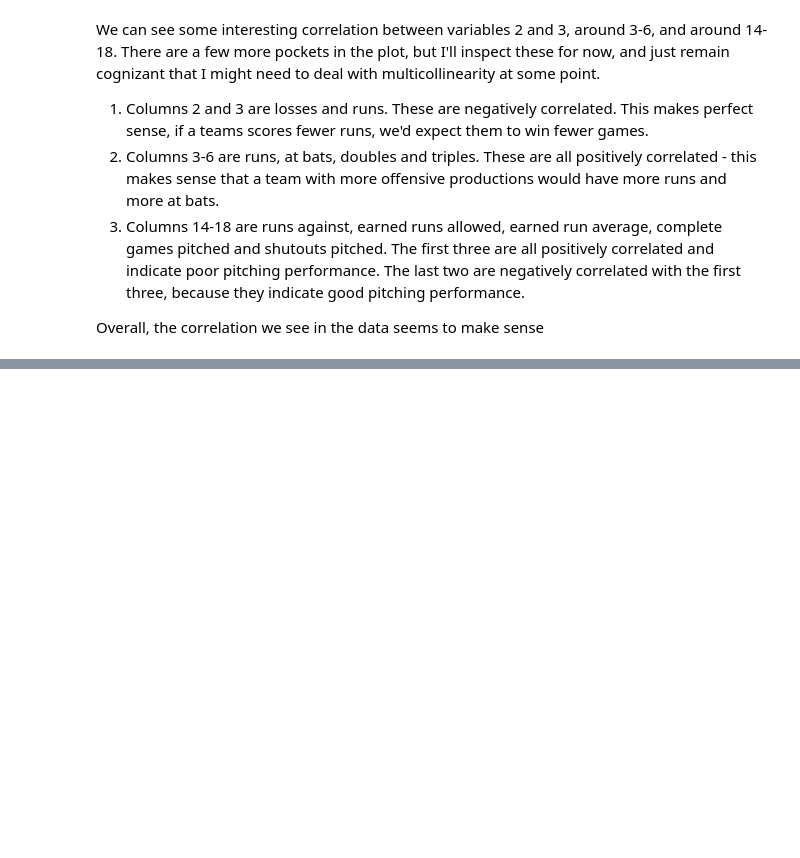
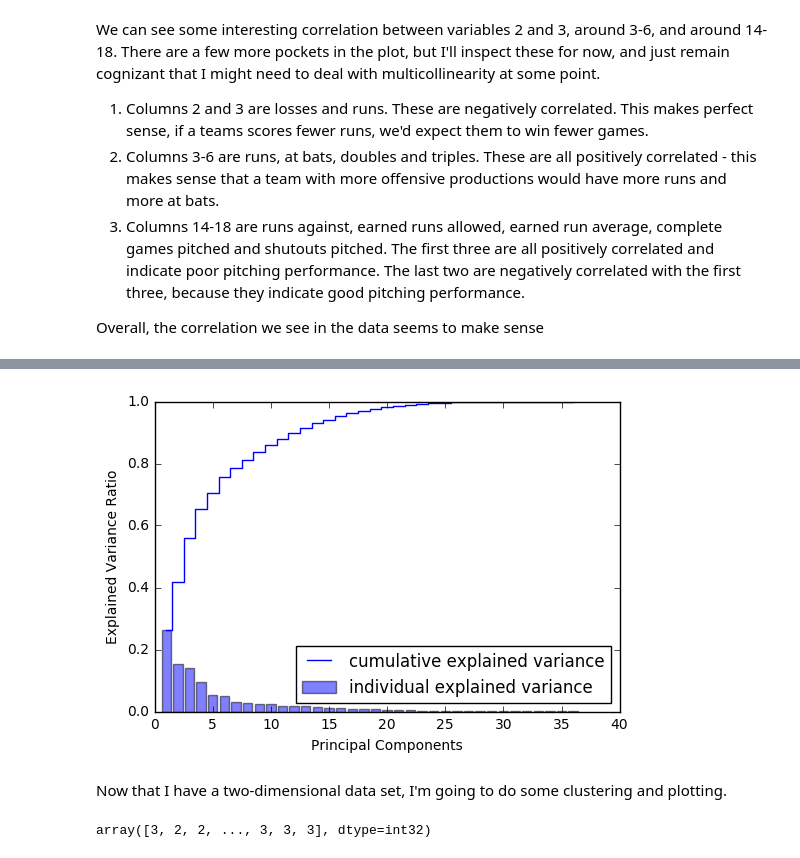
Before and after one commit to colson1111/Kaggle, a Jupyter notebook: Baseball/baseball_eda.ipynb, the cells around one changed output, grey strips where cells are left out. Cells and saved outputs as stored; diff of their text form; code cells hidden in the pictures; blank space fills up the shorter version.

Commit message:
PCA and clustering

```diff
--- a/Baseball/baseball_eda.ipynb
+++ b/Baseball/baseball_eda.ipynb
@@ -59,6 +60,7 @@ teams_num.isnull().sum()
 
 teams_num['sf'].fillna(teams_num['sf'].mean(), inplace=True)
 teams_num['hbp'].fillna(teams_num['hbp'].mean(), inplace=True)
+teams_num['cs'].fillna(teams_num['cs'].mean(), inplace=True)
 # %%
 # Now we can create a singles column and games away column, as well as the more complicated stats mentioned above.
 teams_num['single'] = teams_num['h'] - teams_num['double'] - teams_num['triple'] - teams_num['hr']
@@ -66,6 +68,7 @@ teams_num['gaway'] = teams_num['g'] - teams_num['ghome']
 teams_num['obp'] = (teams_num['h'] + teams_num['bb'] + teams_num['hbp']) / (teams_num['ab'] + teams_num['bb'] + teams_num['hbp'] + teams_num['sf'])
 teams_num['slg'] = (teams_num['single'] + teams_num['double']*2 + teams_num['triple']*3 + teams_num['hr']*4) / teams_num['ab']
 teams_num['whip'] = (teams_num['bba'] + teams_num['ha']) / (teams_num['ipouts'] / 3)
+teams_num['attendance'] = teams_num['attendance'] / 1000000 # units in millions
 
 # remove columns that we've made better columns for
 teams_num = removeColumns(teams_num, ['g', 'h'])
@@ -96,0 +111,42 @@ teams_num[[14,15,16,17,18]] # ra, er, era are all positively correlated, cg and
+# %%
+x = teams_num.values # returns numpy array of the data
+standard_scaler = StandardScaler()
+x_scaled = standard_scaler.fit_transform(x)
+teams_num_sc = pd.DataFrame(x_scaled)
+# %%
+# Principal Components Function
+def getPCAProjectionMatrix(dat, return_components=None):
+    # Note: from Python ML, Raschka - custom code to expand from first 2 PCs to any number
+    cov_mat = np.cov(dat.T)
+    eigen_vals, eigen_vecs = np.linalg.eig(cov_mat)
+    eigen_pairs = [(np.abs(eigen_vals[i]), eigen_vecs[:, i]) for i in range (len(eigen_vals))]
+    eigen_pairs.sort(reverse=True)
+    if not return_components:
+        return_components = len(eigen_pairs)
+    pairs=[]
+    for i in range(return_components):
+        pairs.append(eigen_pairs[i][1][:,np.newaxis])
+    pairs=tuple(pairs)
+    projection_matrix = np.hstack(pairs)
+    transformed_data = dat.dot(projection_matrix)
+    return transformed_data, projection_matrix, eigen_vals, eigen_vecs
+
+def plotPCAVarianceExplained(eigen_vals):
+    # Note: from Python Machine Learning, Raschka (awesome plot, thanks!)
+    tot = sum(eigen_vals)
+    var_exp = [(i / tot) for i in sorted(eigen_vals, reverse=True)]
+    cum_var_exp = np.cumsum(var_exp)
+    plt.bar(range(1, len(eigen_vals)+1), var_exp, alpha=0.5, align='center', label='individual explained variance')
+    plt.step(range(1, len(eigen_vals)+1), cum_var_exp, where='mid', label='cumulative explained variance')
+    plt.ylabel('Explained Variance Ratio')
+    plt.xlabel('Principal Components')
+    plt.legend(loc='best')
+    plt.show()
+
+# Get the PCA projection matrix to transform our data.  Get all PCs the first time for plotting.
+_, _, eigen_vals, _ = getPCAProjectionMatrix(x_scaled)
+
+# Plot the amount of variance explained by principal component
+plotPCAVarianceExplained(eigen_vals)
+# %% [output]
+[figure, added]
@@ -96,0 +158,8 @@ teams_num[[14,15,16,17,18]] # ra, er, era are all positively correlated, cg and
+# %% [markdown]
+Now that I have a two-dimensional data set, I'm going to do some clustering and plotting.
+# %%
+cluster = KMeans(n_clusters=4, init='random', max_iter=500, random_state=0)
+x_cluster = cluster.fit_predict(x_scaled_pca)
+x_cluster
+# %% [output]
+array([3, 2, 2, ..., 3, 3, 3], dtype=int32)
```
Also changed, not shown: parts of 5 cells of this notebook.
